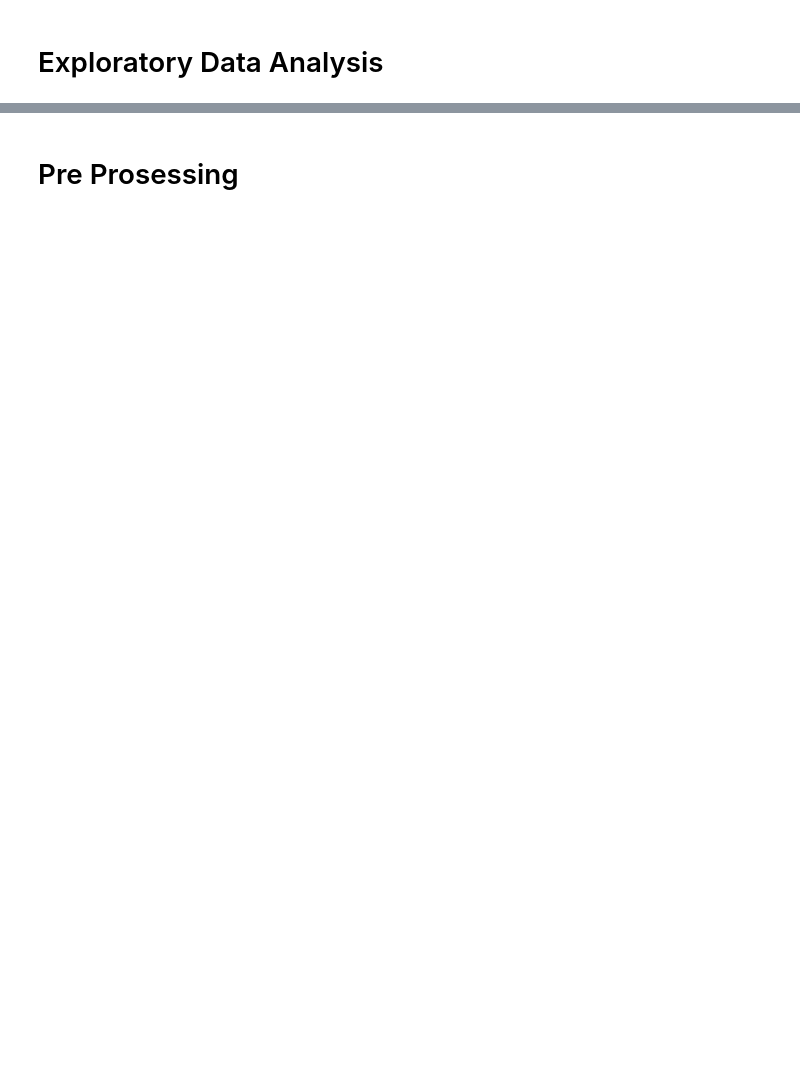
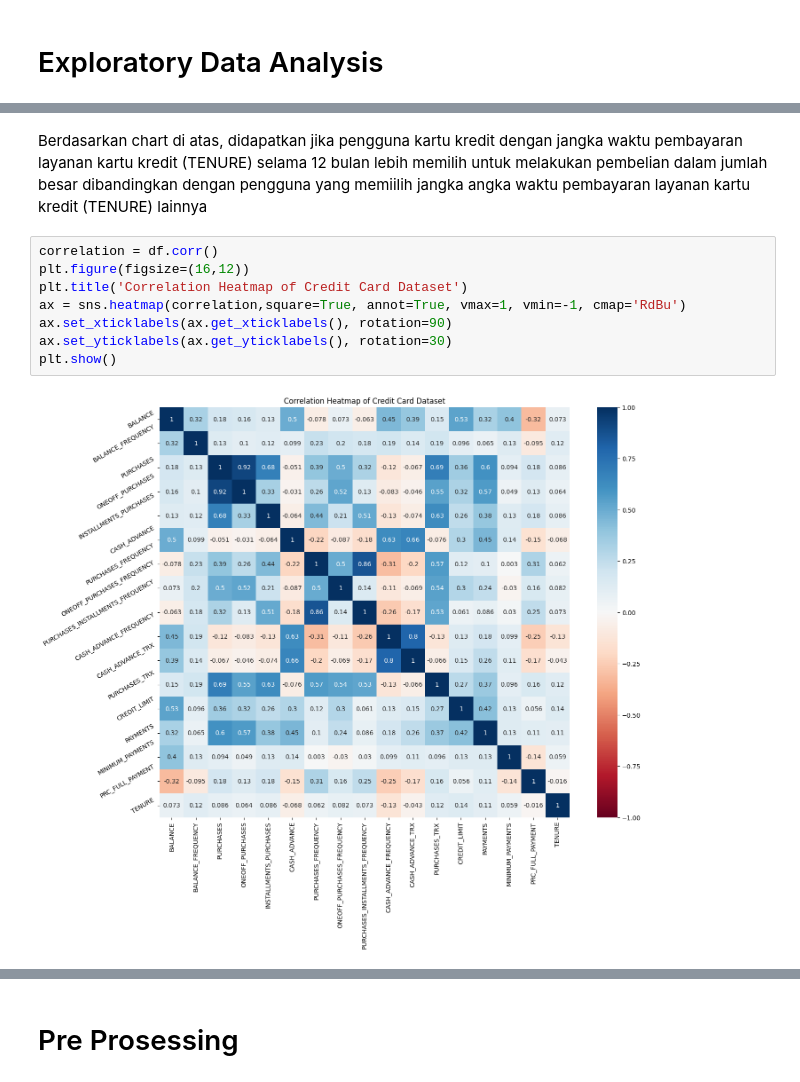
Before and after one commit to januwarby/PYTN_KampusMerdeka_fp4_JanuwarByKhaqi, a Jupyter notebook: PYTN_KampusMerdeka_fp4_JanuwarByKhaqi.ipynb, the cells around one changed output, grey strips where cells are left out. Drawn from its saved outputs; the diff is of its cells as text; blank space fills up the shorter version.

```diff
--- a/PYTN_KampusMerdeka_fp4_JanuwarByKhaqi.ipynb
+++ b/PYTN_KampusMerdeka_fp4_JanuwarByKhaqi.ipynb
@@ -19,0 +193,12 @@ df.head()
+# %% [markdown]
+Berdasarkan chart di atas, didapatkan jika pengguna kartu kredit dengan jangka waktu pembayaran layanan kartu kredit (TENURE) selama 12 bulan lebih memilih untuk melakukan pembelian dalam jumlah besar dibandingkan dengan pengguna yang memiilih jangka angka waktu pembayaran layanan kartu kredit (TENURE) lainnya
+# %%
+correlation = df.corr()
+plt.figure(figsize=(16,12))
+plt.title('Correlation Heatmap of Credit Card Dataset')
+ax = sns.heatmap(correlation,square=True, annot=True, vmax=1, vmin=-1, cmap='RdBu')
+ax.set_xticklabels(ax.get_xticklabels(), rotation=90)
+ax.set_yticklabels(ax.get_yticklabels(), rotation=30)
+plt.show()
+# %% [output]
+[figure, added]
```
Also changed, not shown: parts of 60 cells of this notebook.
